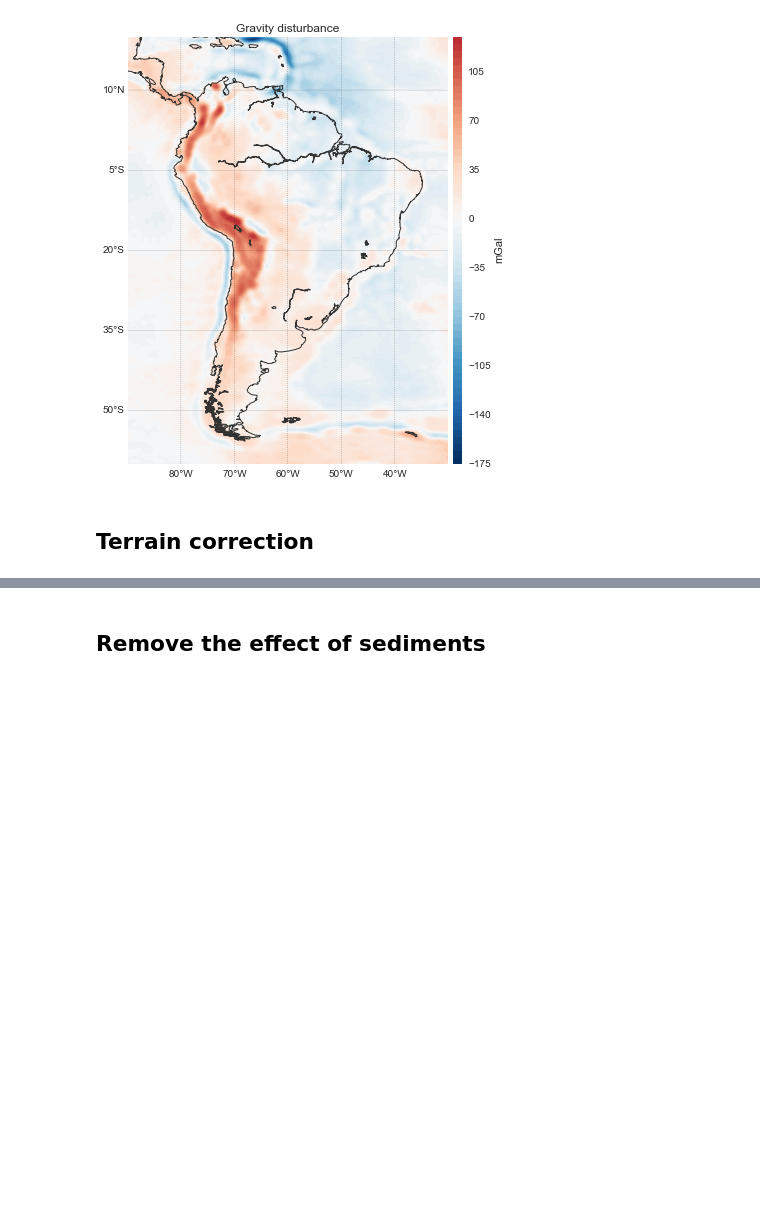
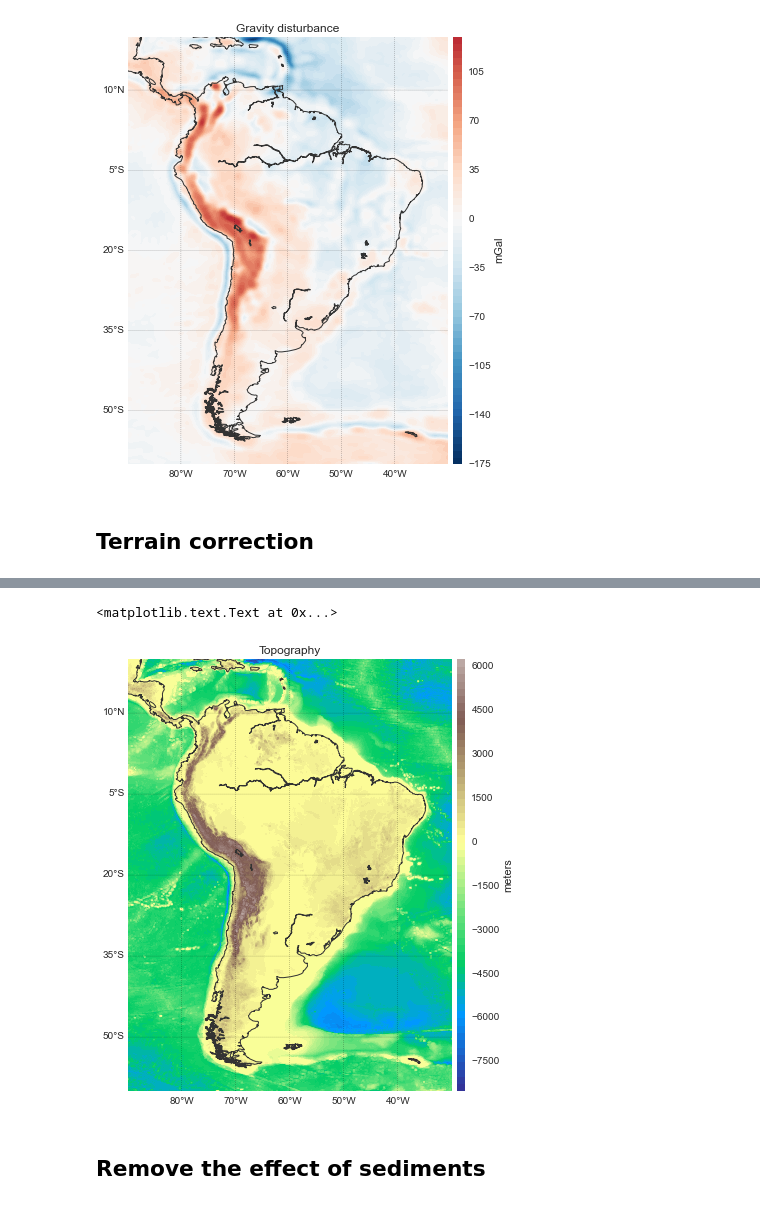
Before and after one commit to pinga-lab/paper-moho-inversion-tesseroids, a Jupyter notebook: notebooks/south-america-gravity-data.ipynb, the cells around one changed output, grey strips where cells are left out. Drawn from its saved outputs; the diff is of its cells as text; code cells hidden in the pictures; blank space fills up the shorter version.

Commit message:
few corrections to load topo only (no coords)

```diff
--- a/notebooks/south-america-gravity-data.ipynb
+++ b/notebooks/south-america-gravity-data.ipynb
@@ -80,19 +80,21 @@ bm = Basemap(projection='cyl',
 # %% [markdown]
 Make a plotting function to avoid repeating this code.
 # %%
-def plot_data(lat, lon, data, shape, cmap, levels=60, ranges=True):
+def plot_data(lat, lon, data, shape, cmap, cblabel='mGal', levels=60, ranges=True):
     x, y = bm(lon, lat) # Transform lat and lon into plot coordinates
     kwargs = dict(cmap=cmap)
     if ranges:
         ranges = np.abs([data.min(), data.max()]).max()
         kwargs['vmin'] = -ranges
         kwargs['vmax'] = ranges
-    plt.figure(figsize=(7, 6))
+    fig = plt.figure(figsize=(7, 6))
     bm.contourf(x.reshape(shape), y.reshape(shape), data.reshape(shape), levels, **kwargs)
-    plt.colorbar(pad=0.01, aspect=50).set_label('mGal')
+    plt.colorbar(pad=0.01, aspect=50).set_label(cblabel)
     bm.drawmeridians(np.arange(-80, -30, 10), labels=[0, 0, 0, 1], linewidth=0.2)
     bm.drawparallels(np.arange(-50, 30, 15), labels=[1, 0, 0, 0], linewidth=0.2)
+    bm.drawcoastlines(color="#333333")
     plt.tight_layout(pad=0)
+    return fig
 # %% [markdown]
 Plot the raw gravity data.
 # %%
@@ -115,3 +115,5 @@ plt.title('Gravity disturbance')
 [figure]
 # %% [markdown]
 ## Terrain correction
+# %%
+topo_data = load_icgem_gdf('../data/topography-sam-s0.1deg.gdf', usecols=[-1])
@@ -118,3 +140,11 @@ plt.title('Gravity disturbance')
+# %%
+topo = topo_data['topography_grd']
+# %%
+plot_data(lat, lon, topo, shape, cmap='terrain', cblabel='meters')
+plt.title('Topography')
+# %% [output]
+<matplotlib.text.Text at 0x...>
+[figure, added]
 # %% [markdown]
 ## Remove the effect of sediments
 # %% [markdown]
```
Also changed, not shown: parts of 3 cells of this notebook, 1 other file.
